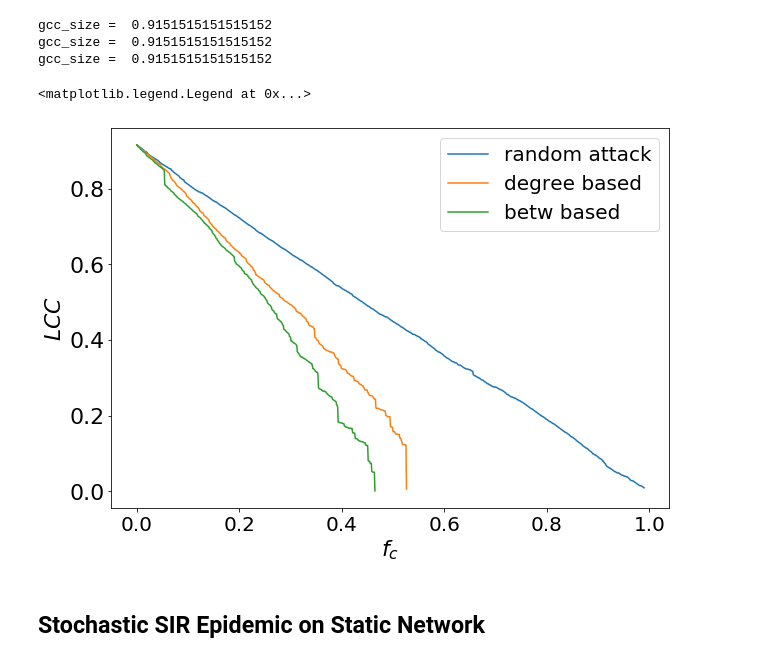
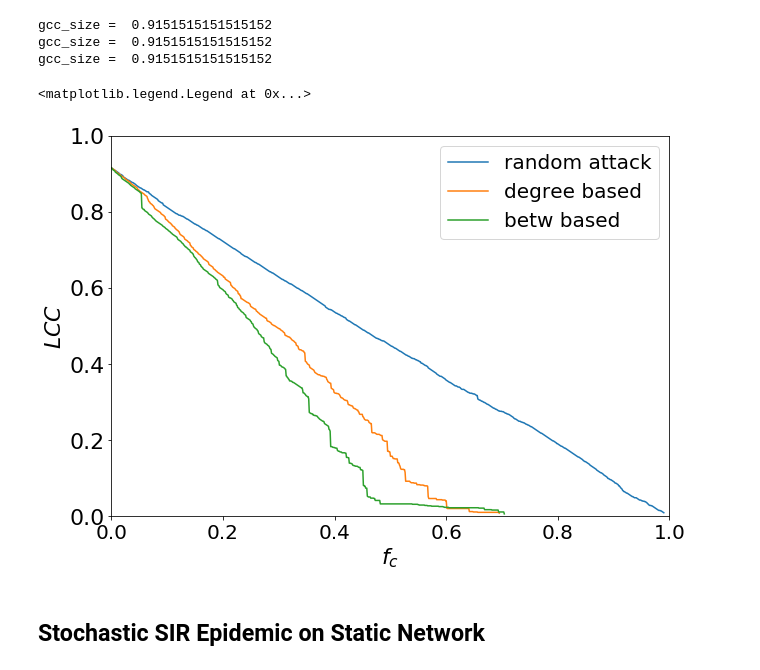
Before and after one commit to pitmonticone/SocialMediaEgoGraphAnalysis, a Jupyter notebook: Analysis/Facebook2.ipynb, the cells around one changed output. Cells and saved outputs as stored; diff of their text form; code cells hidden in the pictures.

```diff
--- a/Analysis/Facebook2.ipynb
+++ b/Analysis/Facebook2.ipynb
@@ -695,6 +709,6 @@ while the Pearson correlation coeffiecient of a WS graph is -0.00610395595683612
 # %%
 # rank_nodes = list of nodes to remove (one by one, progressively)
-# returns a list of tuples ( number of removed nodes, size of gcc) where gcc is the giant connected component at that moment. The decay of the size of gcc is a measure of the robustness of the network, and/or ogf the efficiency of the attack. If importnat nodes are removed, size of gcc willl dcrease rapidly, while if less important nodes are removed, gcc size will decrease with the number of (less important) nodes removed.
+# returns a list of tuples ( number of removed nodes, size of gcc) where gcc is the giant connected component at that moment. The decay of the size of gcc is a measure of the robustness of the network, and/or ogf the efficiency of the attack. If importnat nodes are removed, size of gcc willl dcrease rapidly, while if less important nodes aare removed, gcc size will decrease with the number of (less important) nodes removed.
 def net_attack(graph, ranked_nodes):
 
     fraction_removed=[]#here we store the tuples: (%removed nodes, size of gcc)
@@ -705,7 +719,7 @@ def net_attack(graph, ranked_nodes):
     nnodes=len(ranked_nodes)
     n=0
 
-    gcc=list(nx.connected_components(graph1))[0]
+    gcc=sorted(list(nx.connected_components(graph1)),key=len, reverse=True)[0]
 
     gcc_size=float(len(gcc))/nnodes
     print("gcc_size = ", gcc_size)
@@ -716,7 +730,7 @@ def net_attack(graph, ranked_nodes):
         #we start from the end of the list!
         graph1.remove_node(ranked_nodes.pop())
 
-        gcc=list(nx.connected_components(graph1))[0]
+        gcc=sorted(list(nx.connected_components(graph1)),key=len, reverse=True)[0]
         gcc_size=float(len(gcc))/nnodes
         n+=1
         fraction_removed.append( (float(n)/nnodes, gcc_size) )
@@ -724,26 +738,24 @@ def net_attack(graph, ranked_nodes):
     return fraction_removed
 # %%
 # the attck sequence is the list of the airports in no particular order
-airport_nodes=list(G.nodes())
-resilience_random=net_attack(G, airport_nodes)
+nodes=list(G.nodes())
+resilience_random=net_attack(G, nodes)
 
-
-airport_nodes_betw=[]
+nodes_betw=[]
 
 betw=nx.betweenness_centrality(G)
 for i in sorted(betw.items(), key=itemgetter(1)):
-    airport_nodes_betw.append(i[0])
+    nodes_betw.append(i[0])
 
-resilience_betw=net_attack(G, airport_nodes_betw)
+resilience_betw=net_attack(G, nodes_betw)
 
-
-airport_nodes_degree=[]
+nodes_degree=[]
 
 deg=dict(G.degree())
 for i in sorted(deg.items(), key=itemgetter(1)):
-    airport_nodes_degree.append(i[0])
+    nodes_degree.append(i[0])
 
-resilience_deg=net_attack(G, list(airport_nodes_degree))
+resilience_deg=net_attack(G, list(nodes_degree))
 # %% [output]
 gcc_size =  0.9151515151515152
 gcc_size =  0.9151515151515152
@@ -751,29 +763,30 @@ gcc_size =  0.9151515151515152
 # %%
 x=[k[0] for k in resilience_random]
 y=[k[1] for k in resilience_random]
 
 x1=[k[0] for k in resilience_deg]
 y1=[k[1] for k in resilience_deg]
 
 x2=[k[0] for k in resilience_betw]
 y2=[k[1] for k in resilience_betw]
 
 plt.figure(figsize=(10,7))
 
 plt.plot(x,y, label='random attack')
 plt.plot(x1,y1, label='degree based')
 plt.plot(x2,y2, label='betw based')
 
 plt.xlabel('$f_{c}$', fontsize=22)
 plt.ylabel('$LCC$', fontsize=22)
 plt.xticks(fontsize=20)
 plt.yticks(fontsize=22)
+plt.axis([0,1,0,1])
 
 plt.legend(loc='upper right', fontsize=20)
 # y-axis is the size of the largest connected component, normalized wit hthe initial gcc's size. x-axis is treh fraction of nodses removed. note that degree or betweennes-based attacks are more effective than random attack. thus a network with a broad p_k is very weak against degree/betweeness attacks
 # %% [output]
 <matplotlib.legend.Legend at 0x...>
-[figure, old version]
+[figure, new version]
 # %% [markdown]
 ## Stochastic SIR Epidemic on Static Network
 # %%
```
Also changed, not shown: parts of 67 cells of this notebook, 54 other files.
